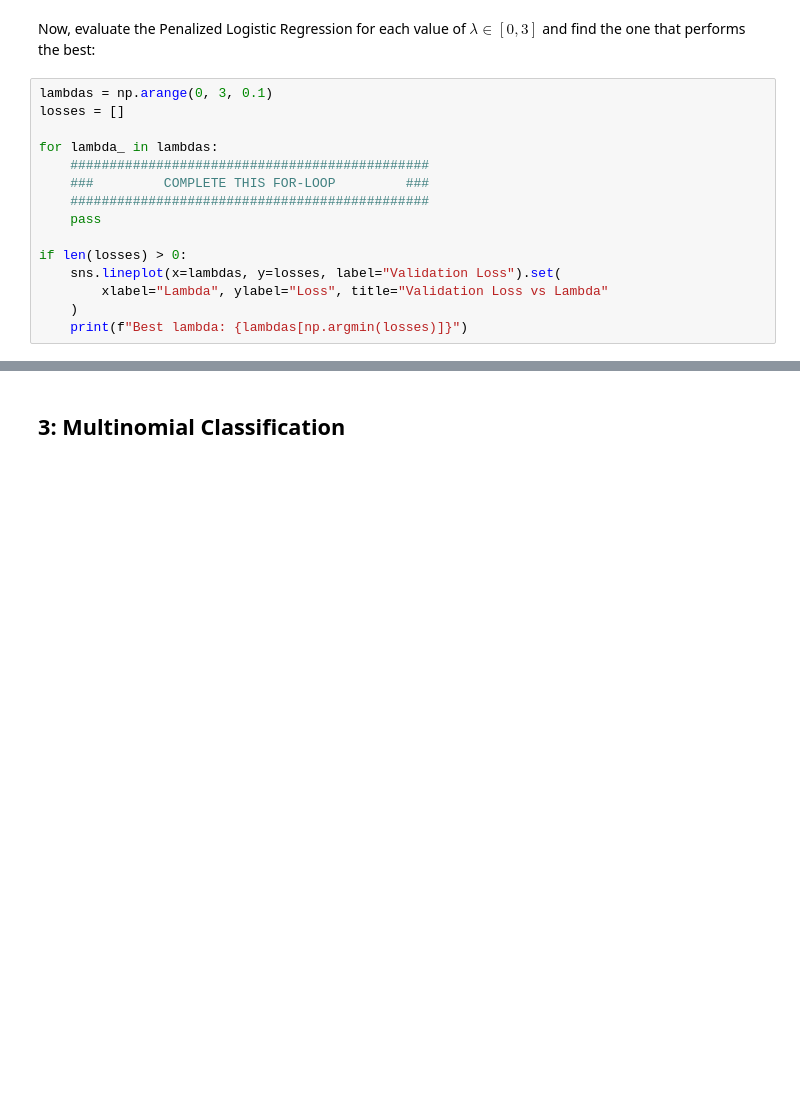
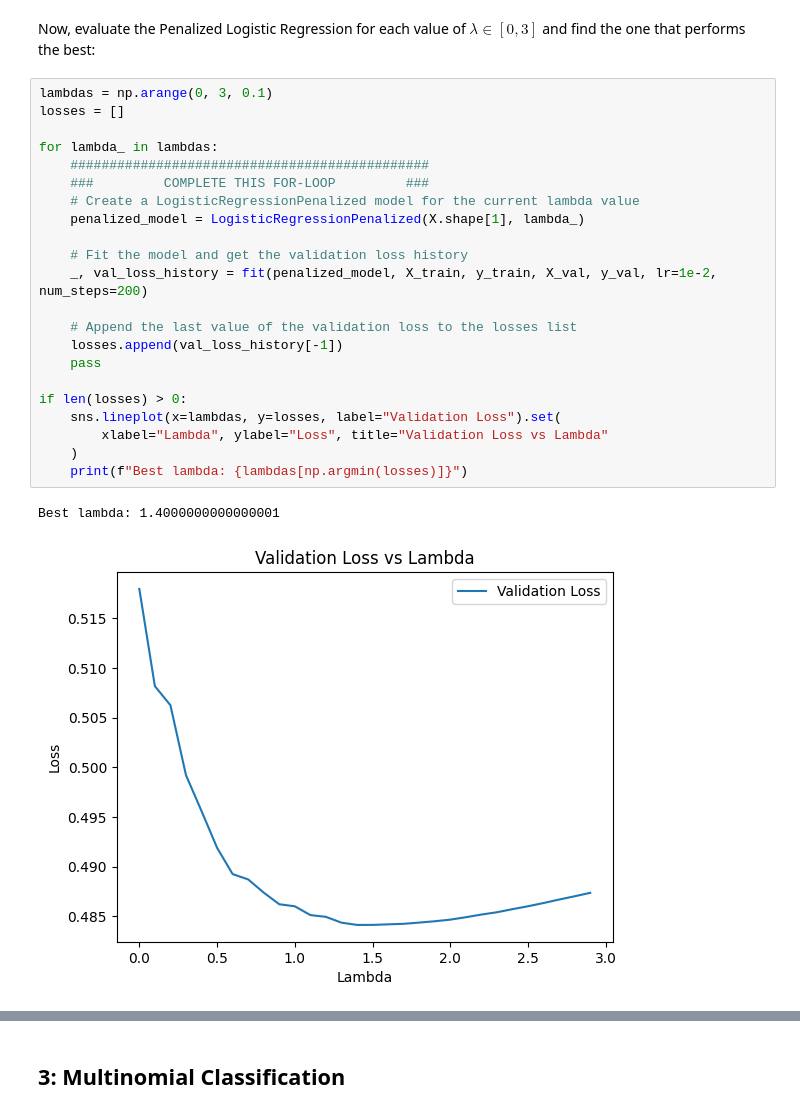
Before and after one commit to Nefeli-Apostolou/FDS_HW02, a Jupyter notebook: HW2.ipynb, the cells around one changed output, grey strips where cells are left out. Drawn from its saved outputs; the diff is of its cells as text; blank space fills up the shorter version.

```diff
--- a/HW2.ipynb
+++ b/HW2.ipynb
@@ -594,18 +609,28 @@ Now, evaluate the Penalized Logistic Regression for each value of $\lambda \in [
 # %%
 lambdas = np.arange(0, 3, 0.1)
 losses = []
 
 for lambda_ in lambdas:
     ##############################################
     ###         COMPLETE THIS FOR-LOOP         ###
-    ##############################################
+    # Create a LogisticRegressionPenalized model for the current lambda value
+    penalized_model = LogisticRegressionPenalized(X.shape[1], lambda_)
+
+    # Fit the model and get the validation loss history
+    _, val_loss_history = fit(penalized_model, X_train, y_train, X_val, y_val, lr=1e-2, num_steps=200)
+
+    # Append the last value of the validation loss to the losses list
+    losses.append(val_loss_history[-1])
     pass
 
 if len(losses) > 0:
     sns.lineplot(x=lambdas, y=losses, label="Validation Loss").set(
         xlabel="Lambda", ylabel="Loss", title="Validation Loss vs Lambda"
     )
     print(f"Best lambda: {lambdas[np.argmin(losses)]}")
+# %% [output]
+Best lambda: 1.4000000000000001
+[figure, added]
 # %% [markdown]
 #### Report
 Write now your considerations. In particular:
```
Also changed, not shown: parts of 11 cells of this notebook.
